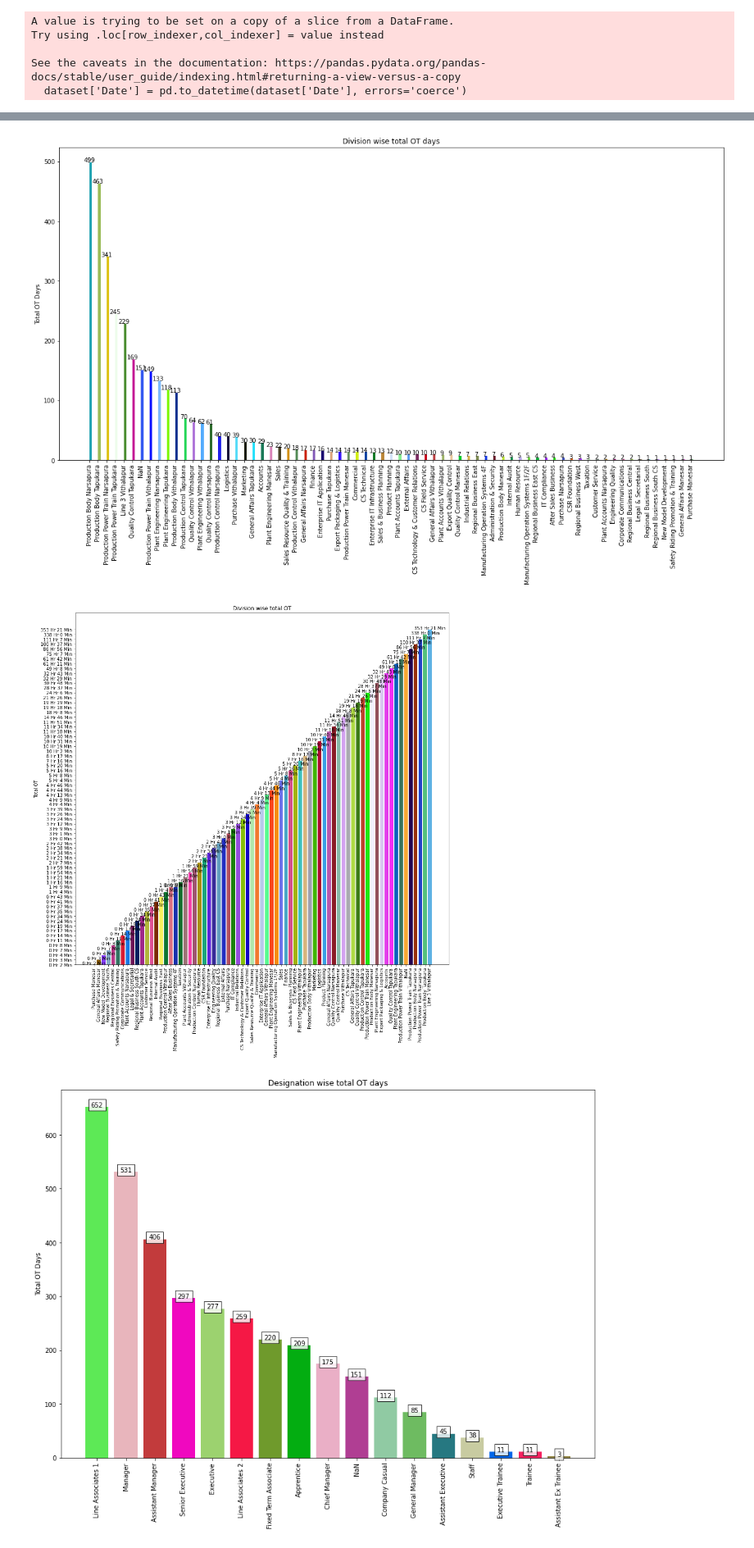
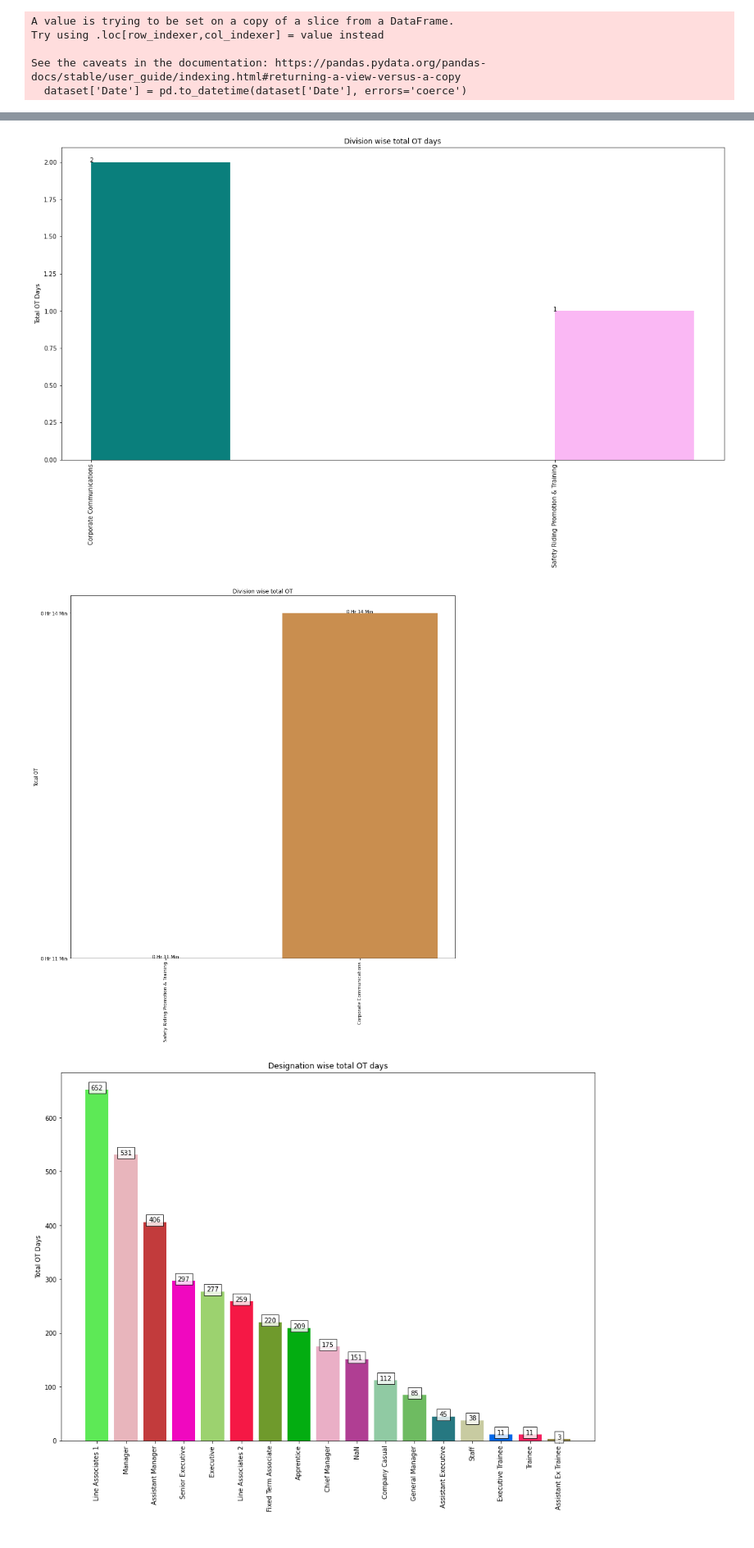
Before and after one commit to kartikeyahl/MS_analysis, a Jupyter notebook: PunchTimeAnalysisLatest4.ipynb, the cells around one changed output, grey strips where cells are left out. Shown at 82% size. Drawn from its saved outputs; the diff is of its cells as text; code cells hidden in the pictures.

```diff
--- a/PunchTimeAnalysisLatest4.ipynb
+++ b/PunchTimeAnalysisLatest4.ipynb
@@ -1285,34 +1277,51 @@ cont7_hr_min['Total OT']=l_time9
 
 cont7_hr_min.drop(['Average OT'],axis=1)
 cont7_hr_min['Average OT']=l_time9n
+# %%
+options_BrandandCom = [
+            "Corporate Communications",
+            "Motor Sports",
+            "Safety Riding Promotion & Training"
+        ]
+# %%
+l_drop,l_drop2=[],[]
+for i in range(len(cont6_hr_min)):
+  if cont6_hr_min.iloc[i]['Division'] not in options_BrandandCom:
+    l_drop.append(cont6_hr_min.index[i])
+cont6_hr_min=cont6_hr_min.drop(l_drop)
+
+for i in range(len(cont7_hr_min)):
+  if cont7_hr_min.iloc[i]['Division'] not in options_BrandandCom:
+    l_drop2.append(cont7_hr_min.index[i])
+cont7_hr_min=cont7_hr_min.drop(l_drop2)
 # %%
 if len(cont6_hr_min['Division'])>1:
   cont6_hr_min_list = list(cont6_hr_min['Division'])
   cont6_hr_min_list2 = list(cont6_hr_min['Total OT_Days'])
   plt.figure(figsize=(20, 10))
-  plt.bar(cont6_hr_min_list, cont6_hr_min_list2,align='edge', width=0.3,color = ["#"+''.join([random.choice('0123456789ABCDEF') for j in range(6)]) for i in range(len(cont6_hr_min['Division']))])
+  plt.bar(cont6_hr_min_list, cont6_hr_min_list2,align='edge')
   addlabels2(cont6_hr_min_list, cont6_hr_min_list2)
   plt.title('Division wise total OT days')
   plt.xticks(cont6_hr_min_list, rotation ='vertical')
   plt.ylabel('Total OT Days')
   plt.subplots_adjust(bottom = 0.15)
   plt.savefig('div.png',bbox_inches="tight")
 
 
 if len(cont7_hr_min['Division'])>1:
   cont7_hr_min_list = list(cont7_hr_min['Division'])
   cont7_hr_min_list2 = list(cont7_hr_min['Total OT'])
   plt.figure(figsize=(15, 15))
-  plt.bar(cont7_hr_min_list[::-1], cont7_hr_min_list2[::-1],color = ["#"+''.join([random.choice('0123456789ABCDEF') for j in range(6)]) for i in range(len(cont7_hr_min['Division']))])
+  plt.bar(cont7_hr_min_list[::-1], cont7_hr_min_list2[::-1])
   addlabels2(cont7_hr_min_list[::-1], cont7_hr_min_list2[::-1])
   plt.title('Division wise total OT')
   plt.xticks(cont7_hr_min_list, rotation ='vertical')
   plt.ylabel('Total OT')
   plt.subplots_adjust(bottom = 0.15)
   plt.savefig('div2.png',bbox_inches="tight")
 # %% [output]
-[figure, old version]
+[figure, new version]
-[figure, old version]
+[figure, new version]
 # %%
 cont8=result_4.sort_values(by=['Total OT_Days'], ascending=False)
 # %%
```
Also changed, not shown: parts of 3 cells of this notebook.
